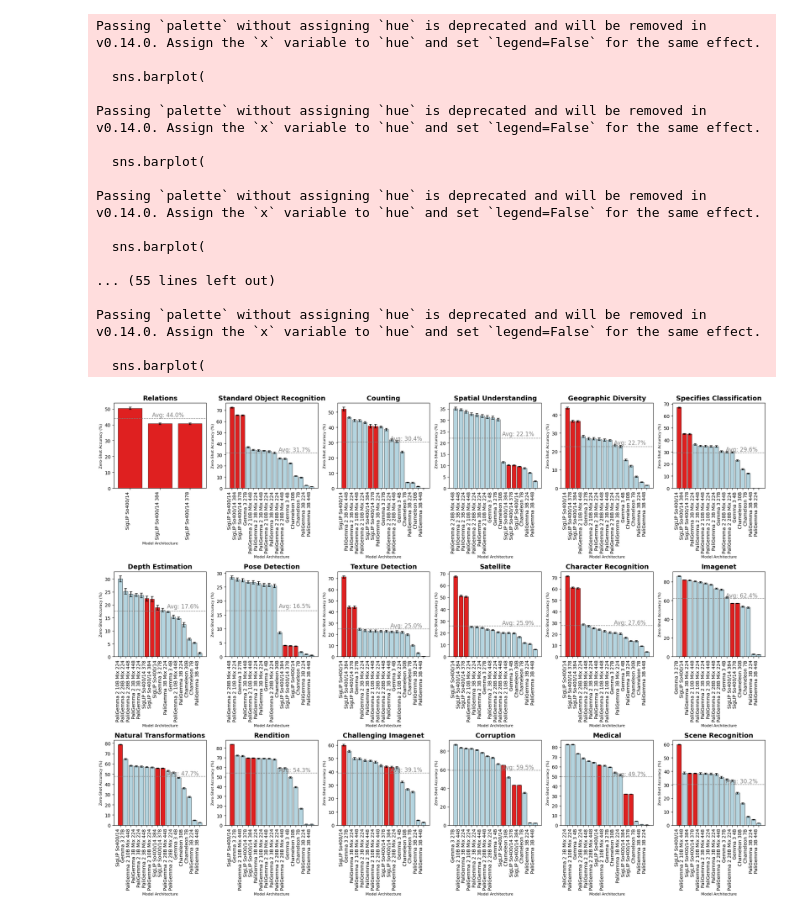
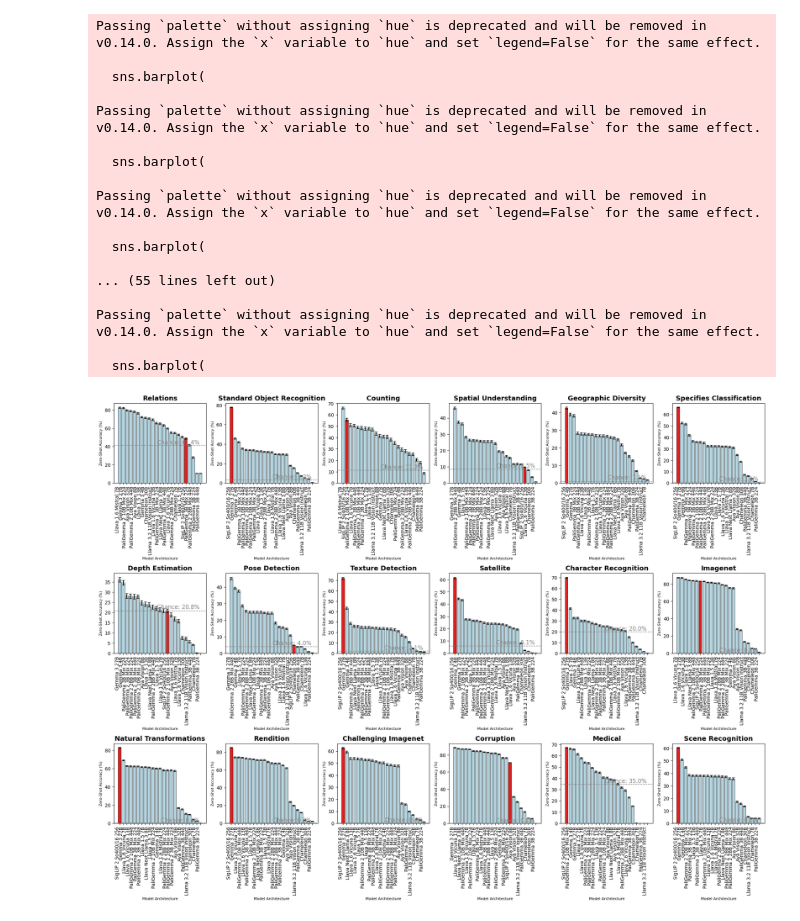
Before and after one commit to facebookresearch/unibench, a Jupyter notebook: figures/vllm_per_capabilities.ipynb, the cells around one changed output. Cells and saved outputs as stored; diff of their text form; code cells hidden in the pictures.

```diff
--- a/figures/vllm_per_capabilities.ipynb
+++ b/figures/vllm_per_capabilities.ipynb
@@ -8,11 +8,11 @@ import seaborn as sns
 import matplotlib.pyplot as plt
 
 # models = list_models('vllm') + ['siglip2_so400_16_512']
-models = ['siglip_so400_14', 'siglip_so400_14_384', 'siglip_so400_14_378', 'gemma3_27b','gemma3_4b','chameleon_7b','chameleon_30b', 'paligemma2_10b_mix_224', 'paligemma2_10b_mix_448', 'paligemma2_28b_mix_224', 'paligemma2_28b_mix_448', 'paligemma2_3b_mix_224', 'paligemma2_3b_mix_448', 'paligemma_3b_224', 'paligemma_3b_448', 'paligemma_3b_mix_224', 'paligemma_3b_mix_448']
+models = list_models('vllm') + ['siglip2_so400_16_256']
 
 benchmarks = list_benchmarks()
 
-outputhandler = OutputHandler(output_dir='/home/haltahan6/unibench/outputs', download_all_precomputed=True)
+outputhandler = OutputHandler(output_dir='/home/haltahan6/unibench/outputs', download_all_precomputed=False)
 
 outputhandler.load_all_csv(
     model_name=models,
@@ -27,4 +27,8 @@ results['model_name'] = results["model_name"].map(model_mappings)
 from unibench.common_utils.utils import get_benchmark_mappings
 benchmark_mappings = get_benchmark_mappings("capability")
 results["capability"] = results["benchmark_name"].map(benchmark_mappings)
+benchmark_mappings = get_benchmark_mappings("num_classes")
+results["num_classes"] = results["benchmark_name"].map(benchmark_mappings)
+
+results = results[(results['task_name'] == 'multi_choice_classification') | (results['model_name'].str.contains('SigLIP')) | (results['task_name'] == 'multi_choice_relation')]
 # %% [output]
@@ -110,36 +111,43 @@ for i, bench_type in enumerate(benchmark_types):
     # Format x-axis labels
     tick_labels = [name.split('_')[-1] if '_' in name else name for name in sorted_type_models['model_name']]
     ax.set_xticklabels(tick_labels, rotation=90, ha='right')
 
-    # Add average line
-    avg_performance = sorted_type_models['performance'].mean()
-    ax.axhline(avg_performance, linestyle='--', color='gray', linewidth=1)
-    ax.text(len(sorted_type_models) - 1.2, avg_performance + 1,
-            f'Avg: {avg_performance:.1f}%', fontsize=ANNOTATION_FONT_SIZE,
+    # Compute chance level as average (1/num_classes) across benchmarks within this capability
+    capability_benchmarks = type_results['benchmark_name'].unique()
+    chance_levels = []
+    for benchmark in capability_benchmarks:
+        num_classes = benchmark_mappings[benchmark]
+        chance_levels.append((1/num_classes) * 100)
+    chance_level = sum(chance_levels) / len(chance_levels)
+
+    # Add chance level line
+    ax.axhline(chance_level, linestyle='--', color='gray', linewidth=1)
+    ax.text(len(sorted_type_models) - 1.2, chance_level + 1,
+            f'Chance: {chance_level:.1f}%', fontsize=ANNOTATION_FONT_SIZE,
             color='gray', ha='right')
 
 # Hide any unused subplots
 for i in range(len(benchmark_types), len(axes)):
     axes[i].set_visible(False)
 
 plt.tight_layout()
 plt.show()
 # %% [output]
 Passing `palette` without assigning `hue` is deprecated and will be removed in v0.14.0. Assign the `x` variable to `hue` and set `legend=False` for the same effect.
 
   sns.barplot(
 
 Passing `palette` without assigning `hue` is deprecated and will be removed in v0.14.0. Assign the `x` variable to `hue` and set `legend=False` for the same effect.
 
   sns.barplot(
 
 Passing `palette` without assigning `hue` is deprecated and will be removed in v0.14.0. Assign the `x` variable to `hue` and set `legend=False` for the same effect.
 
   sns.barplot(
 
 ... (55 lines left out)
 
 Passing `palette` without assigning `hue` is deprecated and will be removed in v0.14.0. Assign the `x` variable to `hue` and set `legend=False` for the same effect.
 
   sns.barplot(
-[figure, old version]
+[figure, new version]
```
Also changed, not shown: parts of 1 cell of this notebook, 2 other files.
